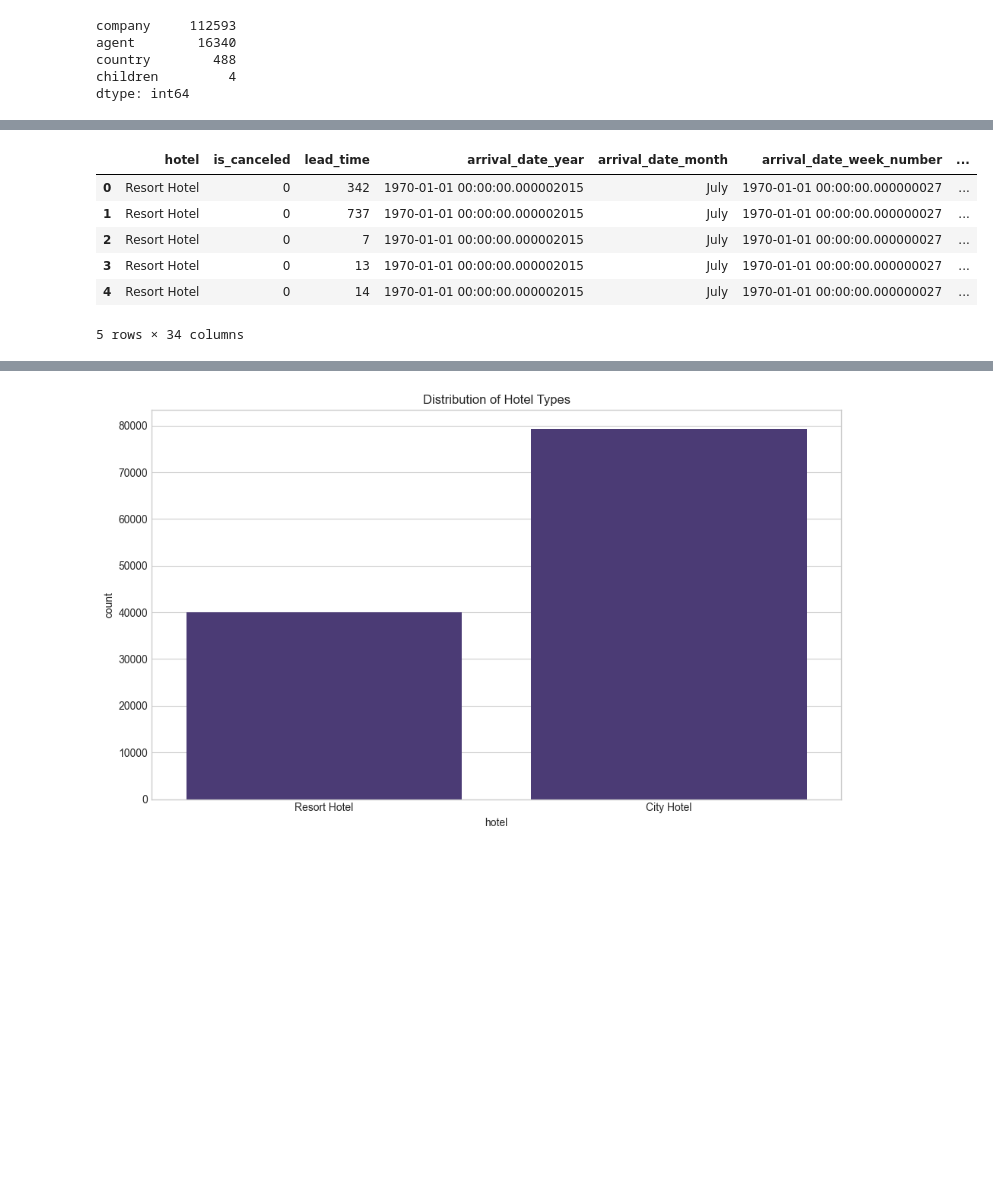
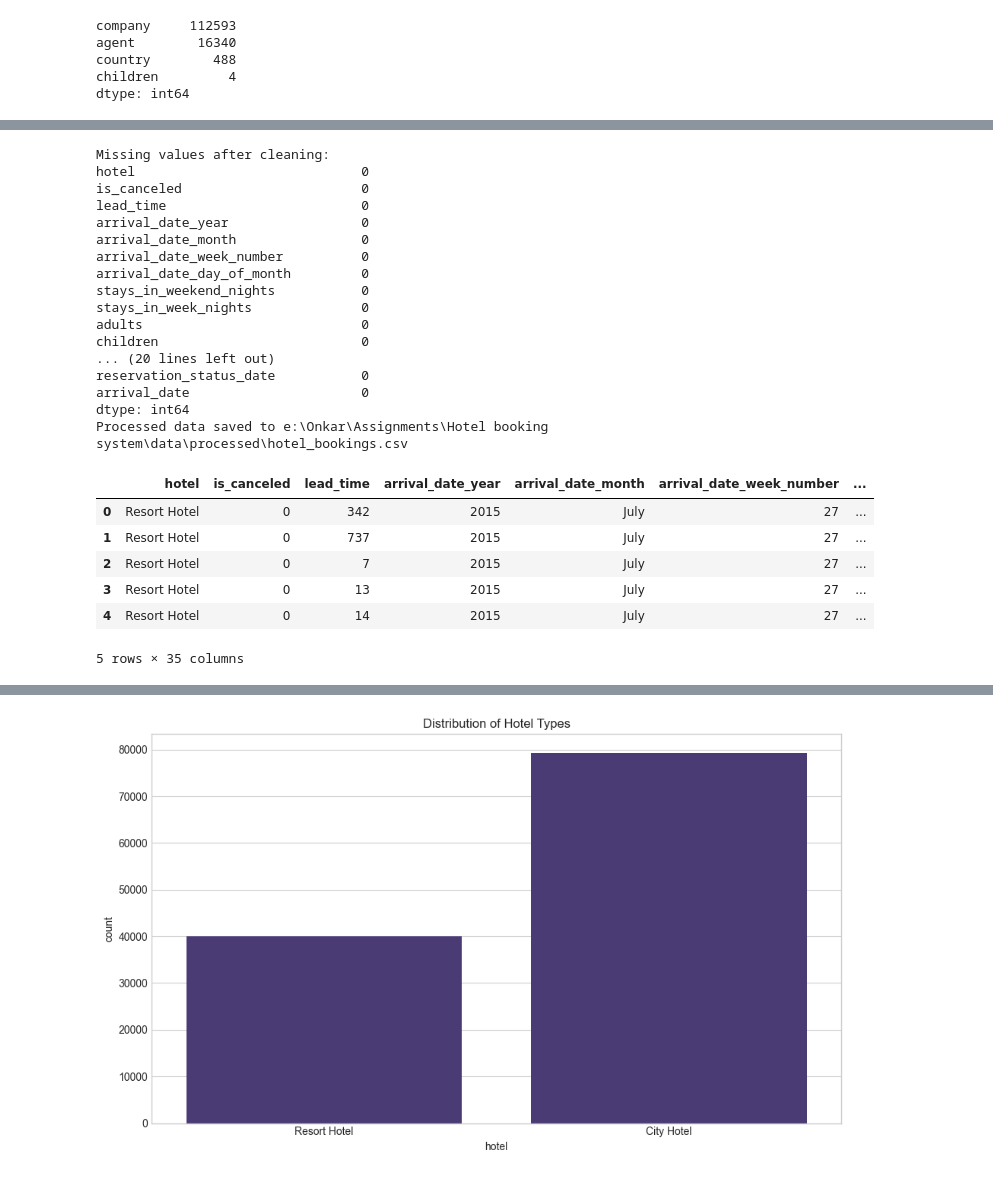
Before and after one commit to ReL001/LLM-Powered-Booking-Analytics, a Jupyter notebook: notebooks/hotel_bookings_exploration.ipynb, the cells around one changed output, grey strips where cells are left out. Saved outputs shown, nothing was run; the diff lists cells and outputs as text; code cells hidden in the pictures; blank space fills up the shorter version.

```diff
--- a/notebooks/hotel_bookings_exploration.ipynb
+++ b/notebooks/hotel_bookings_exploration.ipynb
@@ -78,6 +78,9 @@ preprocessor.clean_data()
 
 df_processed = preprocessor.add_derived_features()
 
+processed_data_path = project_dir / 'data' / 'processed' / 'hotel_bookings.csv'
+preprocessor.save_processed_data(processed_data_path)
+
 df_processed.head()
 # %% [output]
 Loaded data with 119390 rows and 32 columns.
@@ -99,8 +102,25 @@ reservation_status_date           0
 dtype: int64
+Missing values after cleaning:
+hotel                             0
+is_canceled                       0
+lead_time                         0
+arrival_date_year                 0
+arrival_date_month                0
+arrival_date_week_number          0
+arrival_date_day_of_month         0
+stays_in_weekend_nights           0
+stays_in_week_nights              0
+adults                            0
+children                          0
+... (20 lines left out)
+reservation_status_date           0
+arrival_date                      0
+dtype: int64
+Processed data saved to e:\Onkar\Assignments\Hotel booking system\data\processed\hotel_bookings.csv
 |  | hotel | is_canceled | lead_time | arrival_date_year | arrival_date_month | arrival_date_week_number | ... |
-| 0 | Resort Hotel | 0 | 342 | 1970-01-01 00:00:00.000002015 | July | 1970-01-01 00:00:00.000000027 | ... |
-| 1 | Resort Hotel | 0 | 737 | 1970-01-01 00:00:00.000002015 | July | 1970-01-01 00:00:00.000000027 | ... |
-| 2 | Resort Hotel | 0 | 7 | 1970-01-01 00:00:00.000002015 | July | 1970-01-01 00:00:00.000000027 | ... |
-| 3 | Resort Hotel | 0 | 13 | 1970-01-01 00:00:00.000002015 | July | 1970-01-01 00:00:00.000000027 | ... |
-| 4 | Resort Hotel | 0 | 14 | 1970-01-01 00:00:00.000002015 | July | 1970-01-01 00:00:00.000000027 | ... |
+| 0 | Resort Hotel | 0 | 342 | 2015 | July | 27 | ... |
+| 1 | Resort Hotel | 0 | 737 | 2015 | July | 27 | ... |
+| 2 | Resort Hotel | 0 | 7 | 2015 | July | 27 | ... |
+| 3 | Resort Hotel | 0 | 13 | 2015 | July | 27 | ... |
+| 4 | Resort Hotel | 0 | 14 | 2015 | July | 27 | ... |
-5 rows × 34 columns
+5 rows × 35 columns
```
Also changed, not shown: parts of 3 cells of this notebook, 2 other files.
